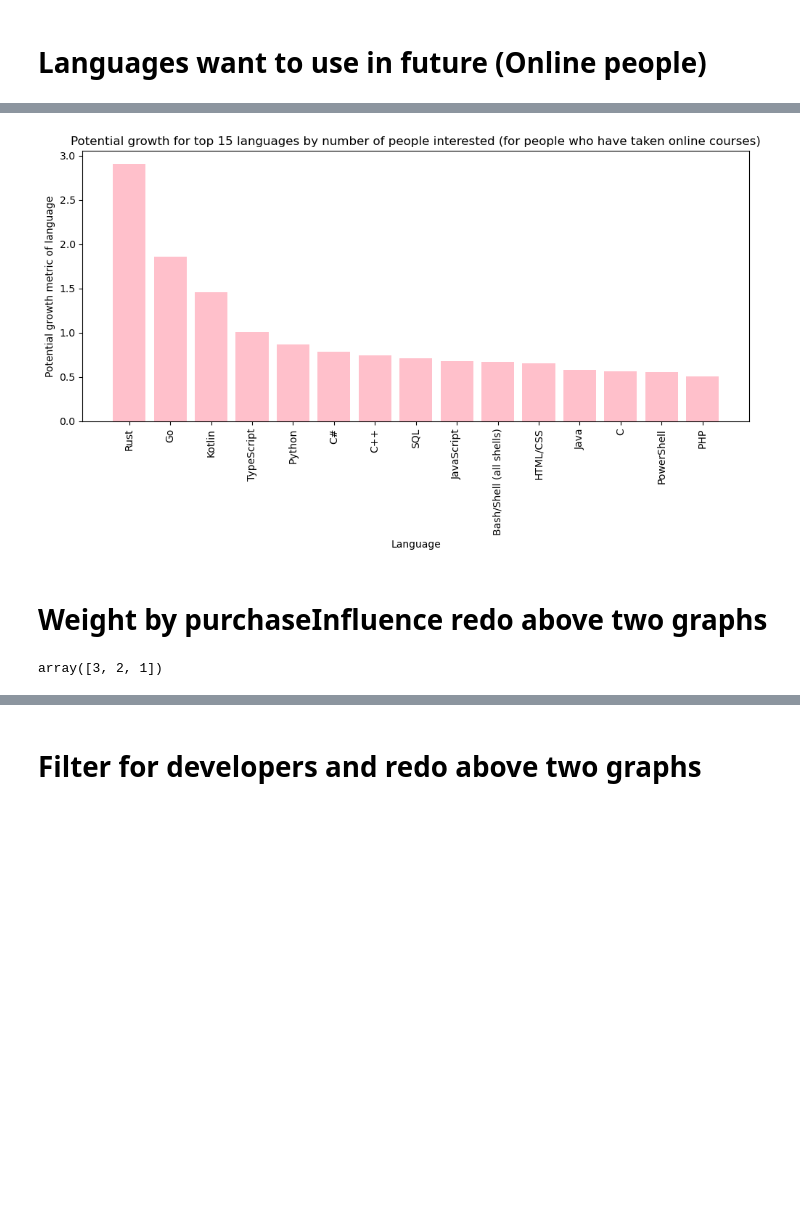
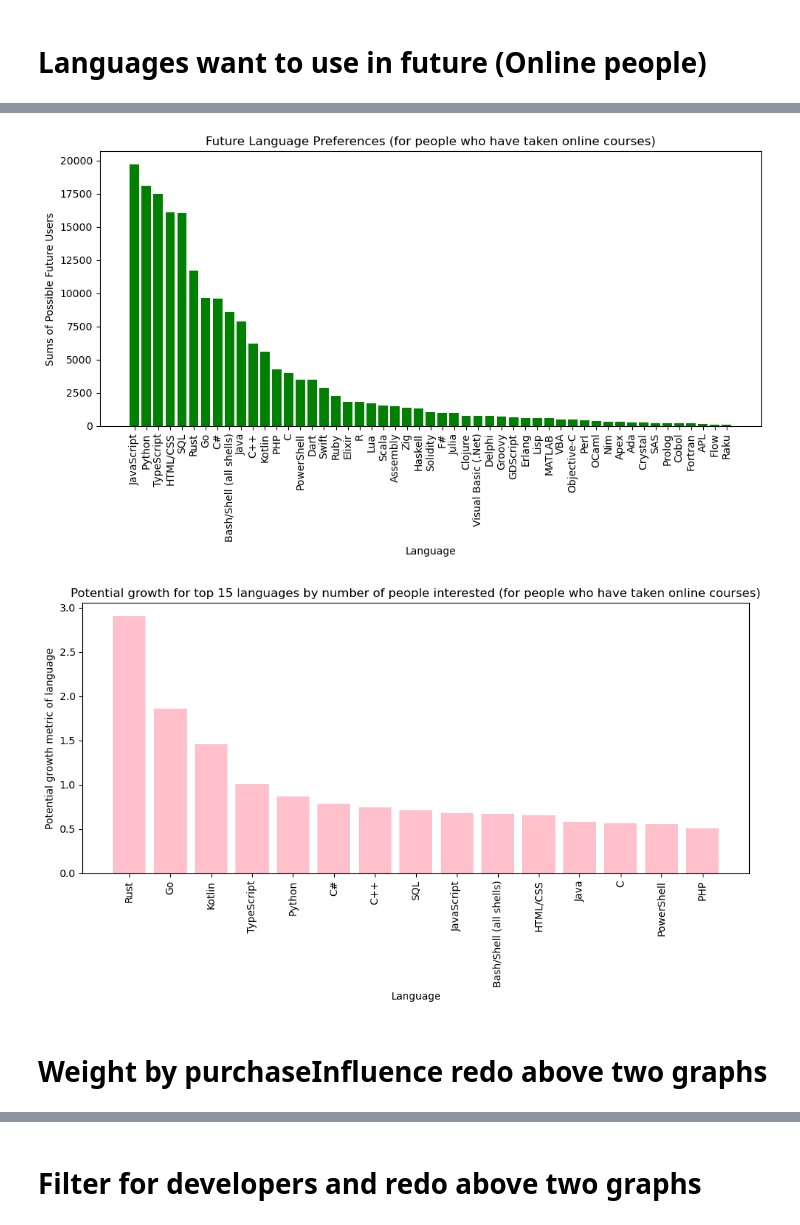
Before and after one commit to SarthakHa/stackoverflow-data-2023, a Jupyter notebook: analysis.ipynb, the cells around one changed output, grey strips where cells are left out. Saved outputs shown, nothing was run; the diff lists cells and outputs as text; code cells hidden in the pictures; blank space fills up the shorter version.

Commit message:
Updated with all graphs.

```diff
--- a/analysis.ipynb
+++ b/analysis.ipynb
@@ -518,35 +541,16 @@ plt.show()
-# %%
-#TODO: people want to take / people taken -> This shows the growth multiple of the language do this for top 15 languages
-top_15_want_langs = want_df[:15]
-
-want_lang_data = []
-for lang in unique_a_b(survey_results["LanguageWantToWorkWith"], survey_results["LanguageHaveWorkedWith"]):
-    worked_with = online_learners[online_learners[f"LanguageHaveWorkedWith={lang}"] == 1]
-    worked_with_len = len(worked_with)
-    want_to_work = online_learners[online_learners[f"LanguageWantToWorkWith={lang}"] == 1]
-    want_to_work_len = len(want_to_work)
-    prop = want_to_work_len/worked_with_len
-    want_lang_data.append([lang, worked_with_len, want_to_work_len, prop])
-
-want_lang_data_df = pd.DataFrame(want_lang_data, columns=["Language", "worked-with", "want-work-with", "growth-rate"])
-
-want_lang_data_df_top_15 = want_lang_data_df[want_lang_data_df["Language"].isin(top_15_langs["Language"])]
-want_lang_data_df_top_15 = want_lang_data_df_top_15.sort_values(by="growth-rate", ascending=False)
-
-
-plt.figure(figsize=(10, 6))
-plt.bar(want_lang_data_df_top_15['Language'], want_lang_data_df_top_15['growth-rate'], color='pink')
-plt.xlabel('Language')
-plt.ylabel('Potential growth metric of language')
-plt.title('Potential growth for top 15 languages by number of people interested (for people who have taken online courses)')
-
-# Rotating x-axis labels for better readability if there are many languages
-plt.xticks(rotation=90)
-plt.tight_layout()
-
-plt.show()
-# %% [output]
-[figure, removed]
+# %%
+sum_users_want_to_learn(online_learners,
+    params={"xlabel": "Language",
+        "ylabel": "Sums of Possible Future Users",
+        "title": "Future Language Preferences (for people who have taken online courses)",
+        },
+    params_2={"xlabel": "Language",
+        "ylabel": "Potential growth metric of language",
+        "title": "Potential growth for top 15 languages by number of people interested (for people who have taken online courses)",
+        },)
+# %% [output]
+[figure, added]
+[figure, added]
 # %% [markdown]
 # Weight by purchaseInfluence redo above two graphs
 # %%
@@ -554,8 +558,15 @@ purchase_influence_mapping = {"I have a great deal of influence" : 3, "I have so
 
 purchase_influence_df = online_learners.copy(deep=True)
 purchase_influence_df = purchase_influence_df.dropna(subset=["PurchaseInfluence"])
-purchase_influence_df["PurchaseInfluence"].unique()
 purchase_influence_df["PurchaseInfluence"] = purchase_influence_df["PurchaseInfluence"].map(purchase_influence_mapping)
-purchase_influence_df["PurchaseInfluence"].unique()
+purchase_influence_df.reset_index()
+
+is_one = purchase_influence_df['PurchaseInfluence'] == 1
+is_two = purchase_influence_df['PurchaseInfluence'] == 2
+is_three = purchase_influence_df['PurchaseInfluence'] == 3
+purchase_influence_df = pd.concat([
+    purchase_influence_df[is_one],
+    purchase_influence_df[is_two], purchase_influence_df[is_two],
+    purchase_influence_df[is_three], purchase_influence_df[is_three], purchase_influence_df[is_three],
+    ],
+    ignore_index=True)
-# %% [output]
-array([3, 2, 1])
```
Also changed, not shown: parts of 10 cells of this notebook.
